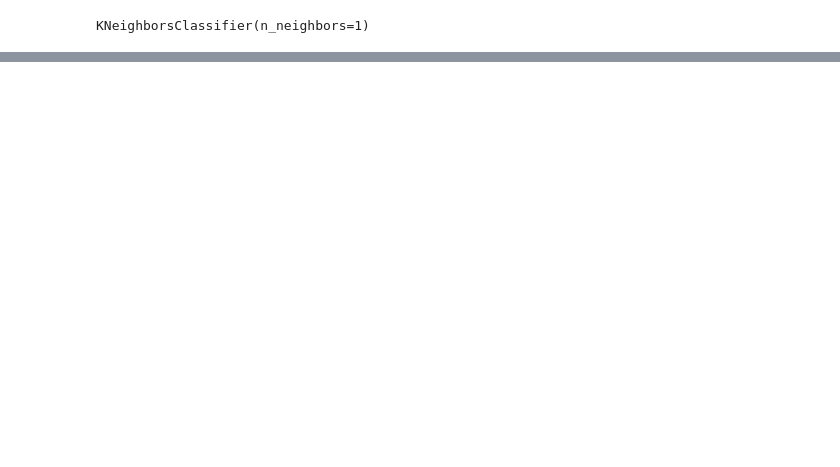
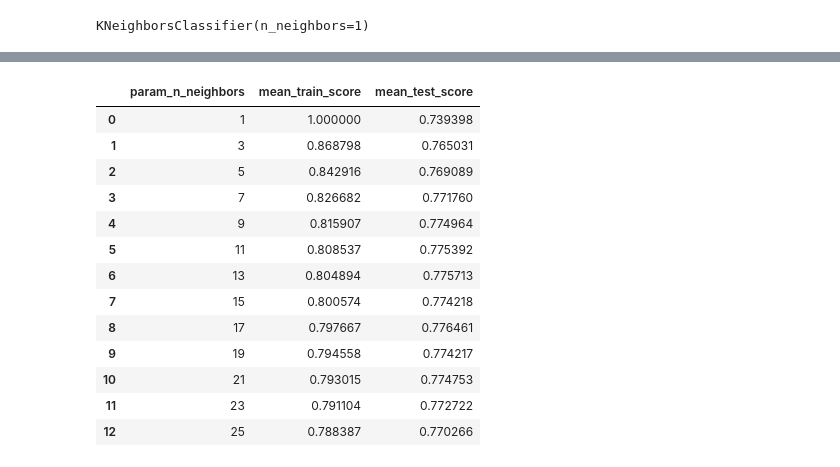
Before and after one commit to Tahker-w-tadmeer/machine_learning_assignment_1, a Jupyter notebook: question_1.ipynb, the cells around one changed output, grey strips where cells are left out. Saved outputs shown, nothing was run; the diff lists cells and outputs as text; code cells hidden in the pictures; blank space fills up the shorter version.

```diff
--- a/question_1.ipynb
+++ b/question_1.ipynb
@@ -233,0 +283,20 @@ model.score(x_test,y_test)
+# %%
+import pandas as pd
+results = pd.DataFrame(g.cv_results_)
+needed_results=results[['param_n_neighbors','mean_train_score','mean_test_score']]
+needed_results
+# %% [output]
+|  | param_n_neighbors | mean_train_score | mean_test_score |
+| 0 | 1 | 1.000000 | 0.739398 |
+| 1 | 3 | 0.868798 | 0.765031 |
+| 2 | 5 | 0.842916 | 0.769089 |
+| 3 | 7 | 0.826682 | 0.771760 |
+| 4 | 9 | 0.815907 | 0.774964 |
+| 5 | 11 | 0.808537 | 0.775392 |
+| 6 | 13 | 0.804894 | 0.775713 |
+| 7 | 15 | 0.800574 | 0.774218 |
+| 8 | 17 | 0.797667 | 0.776461 |
+| 9 | 19 | 0.794558 | 0.774217 |
+| 10 | 21 | 0.793015 | 0.774753 |
+| 11 | 23 | 0.791104 | 0.772722 |
+| 12 | 25 | 0.788387 | 0.770266 |
```
Also changed, not shown: parts of 17 cells of this notebook.
